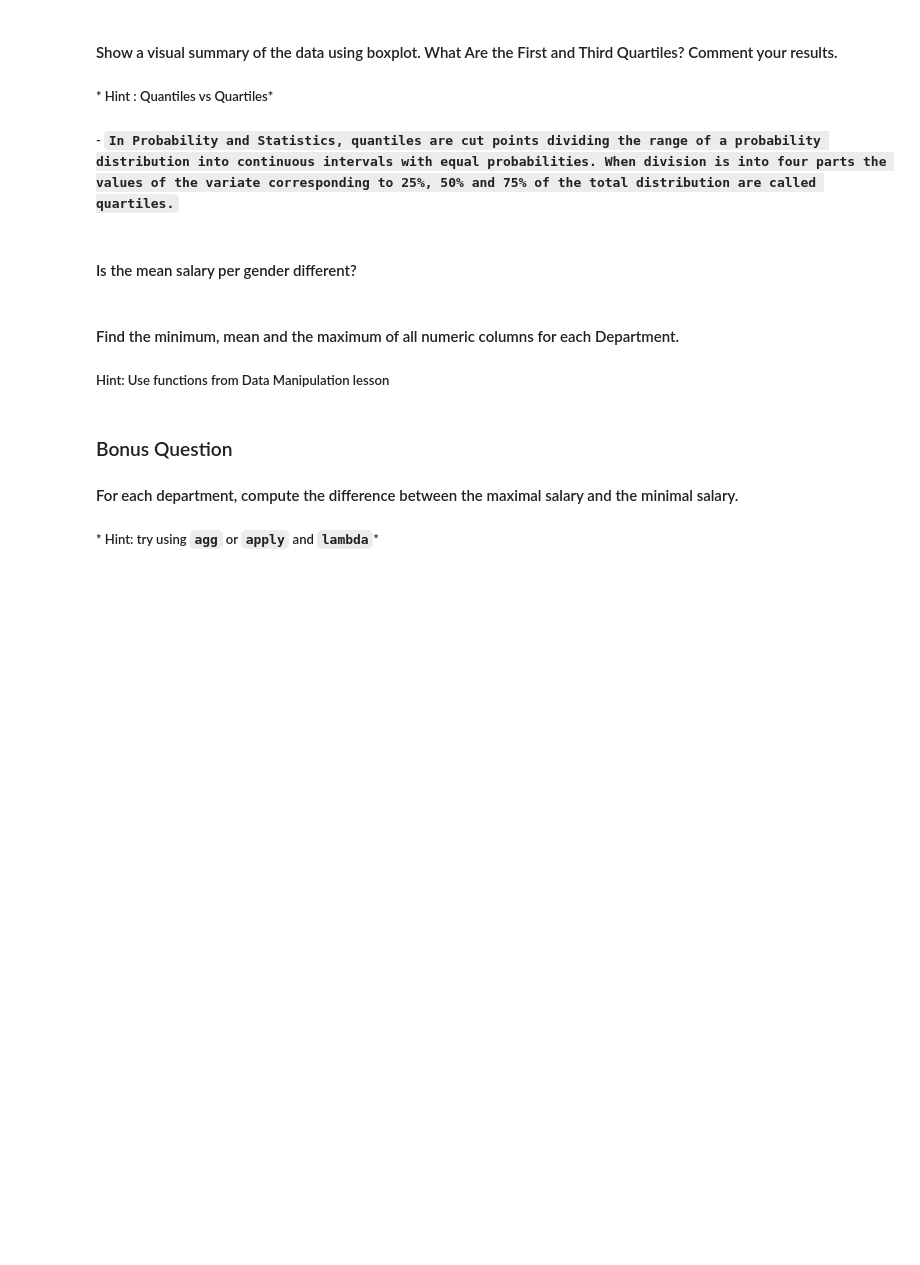
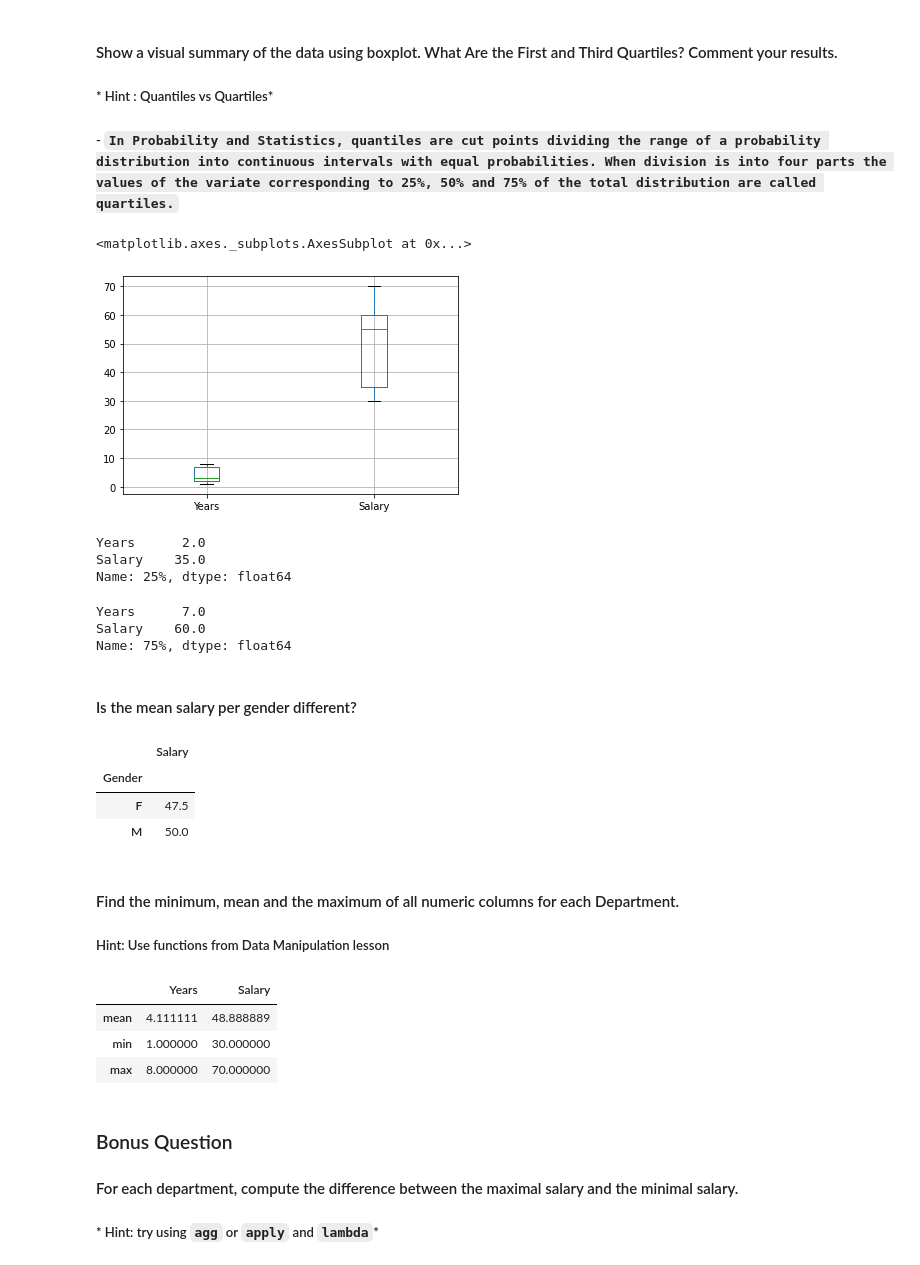
Before and after one commit to josegallardo-da/lab-subsetting-and-descriptive-stats, a Jupyter notebook: your-code/main.ipynb, the cells around one changed output. Saved outputs shown, nothing was run; the diff lists cells and outputs as text; code cells hidden in the pictures; blank space fills up the shorter version.

```diff
--- a/your-code/main.ipynb
+++ b/your-code/main.ipynb
@@ -324,13 +343,67 @@ associates_55 =
+# %%
+# draw boxplot here
+
+employee.boxplot()
+'''
+A boxplot is a good representation of how the data is spread out.
+A boxplot displays the distribution of data based on five values:
+Minimum, First Quartile, Median, Third Quartile, and Maximum.
+
+From the graph, we get that there is a greater variability for Salary.
+It also shows that in both numeric variables there aren't any outliers.
+Since the notches are clearly not overlapping, we conclude that the true medians
+do differ.
+'''
+# %% [output]
+<matplotlib.axes._subplots.AxesSubplot at 0x...>
+[figure, added]
+# %%
+
+# print first quartile here
+employee.describe().loc['25%']
+'''
+It represents the middle number between the minimum and the median of the values.
+'''
+# %% [output]
+Years      2.0
+Salary    35.0
+Name: 25%, dtype: float64
+# %%
+
+# print third quartile here
+employee.describe().loc['75%']
+'''
+It represents the middle number between the median and the maximum of the values.
+'''
+# %% [output]
+Years      7.0
+Salary    60.0
+Name: 75%, dtype: float64
 # %% [markdown]
 #### Is the mean salary per gender different?
 # %%
+
 # your answer here
+gender_salary = employee.groupby('Gender').agg({'Salary':'mean'})
+gender_salary
+# %% [output]
+|  | Salary |
+| Gender |  |
+| F | 47.5 |
+| M | 50.0 |
 # %% [markdown]
 #### Find the minimum, mean and the maximum of all numeric columns for each Department.
 
 ##### Hint: Use functions from Data Manipulation lesson
 # %%
+
 # your answer here
+employee.describe().loc[['mean', 'min', 'max']]
+# %% [output]
+|  | Years | Salary |
+| mean | 4.111111 | 48.888889 |
+| min | 1.000000 | 30.000000 |
+| max | 8.000000 | 70.000000 |
 # %% [markdown]
 ### Bonus Question
 
```
Also changed, not shown: parts of 9 cells of this notebook.
